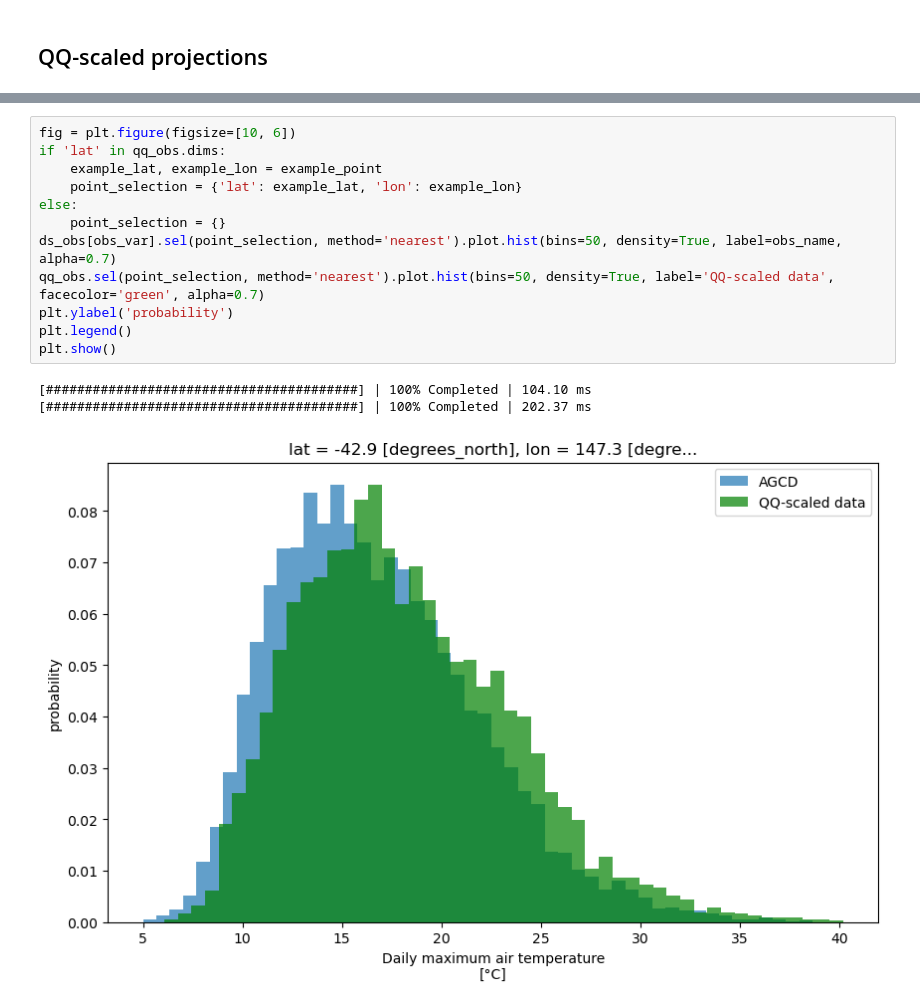
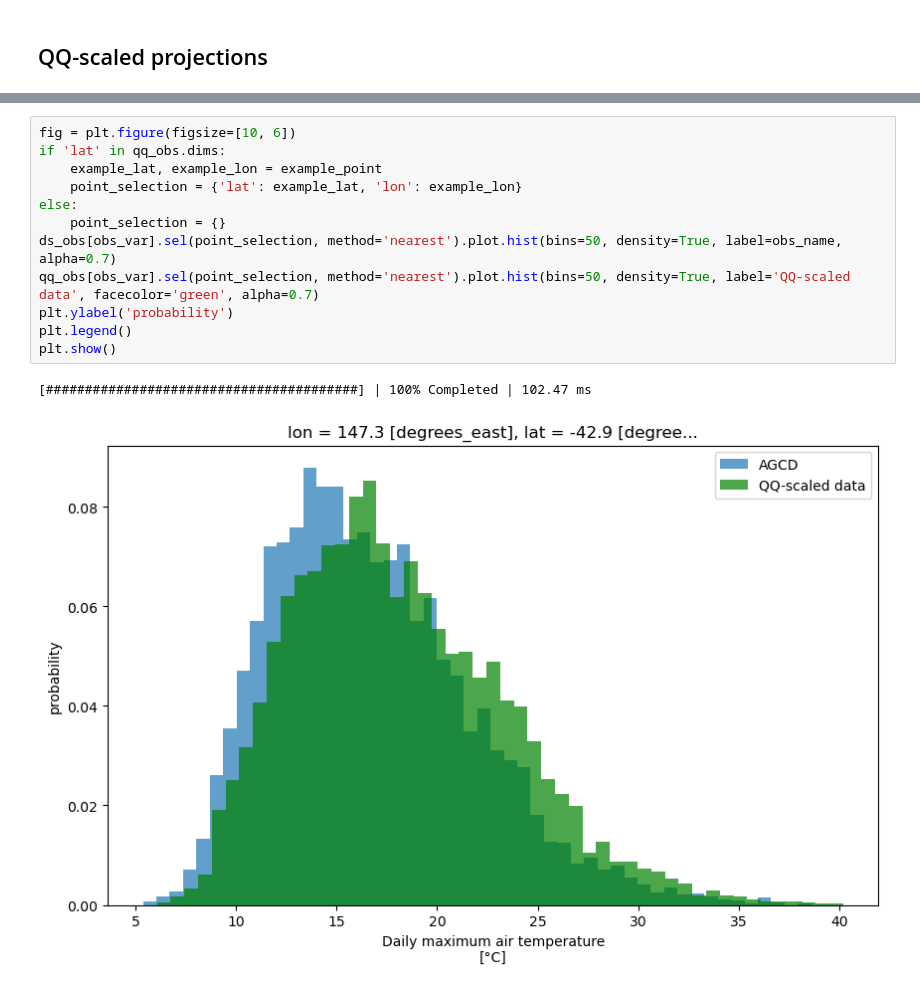
Before and after one commit to AusClimateService/qqscale, a Jupyter notebook: validation.ipynb, the cells around one changed output, grey strips where cells are left out. Drawn from its saved outputs; the diff is of its cells as text.

```diff
--- a/validation.ipynb
+++ b/validation.ipynb
@@ -418,16 +492,15 @@ plt.show()
 # %%
 fig = plt.figure(figsize=[10, 6])
 if 'lat' in qq_obs.dims:
     example_lat, example_lon = example_point
     point_selection = {'lat': example_lat, 'lon': example_lon}
 else:
     point_selection = {}
 ds_obs[obs_var].sel(point_selection, method='nearest').plot.hist(bins=50, density=True, label=obs_name, alpha=0.7)
-qq_obs.sel(point_selection, method='nearest').plot.hist(bins=50, density=True, label='QQ-scaled data', facecolor='green', alpha=0.7)
+qq_obs[obs_var].sel(point_selection, method='nearest').plot.hist(bins=50, density=True, label='QQ-scaled data', facecolor='green', alpha=0.7)
 plt.ylabel('probability')
 plt.legend()
 plt.show()
 # %% [output]
-[########################################] | 100% Completed | 104.10 ms
-[########################################] | 100% Completed | 202.37 ms
+[########################################] | 100% Completed | 102.47 ms
-[figure, old version]
+[figure, new version]
```
Also changed, not shown: parts of 16 cells of this notebook, 2 other files.
